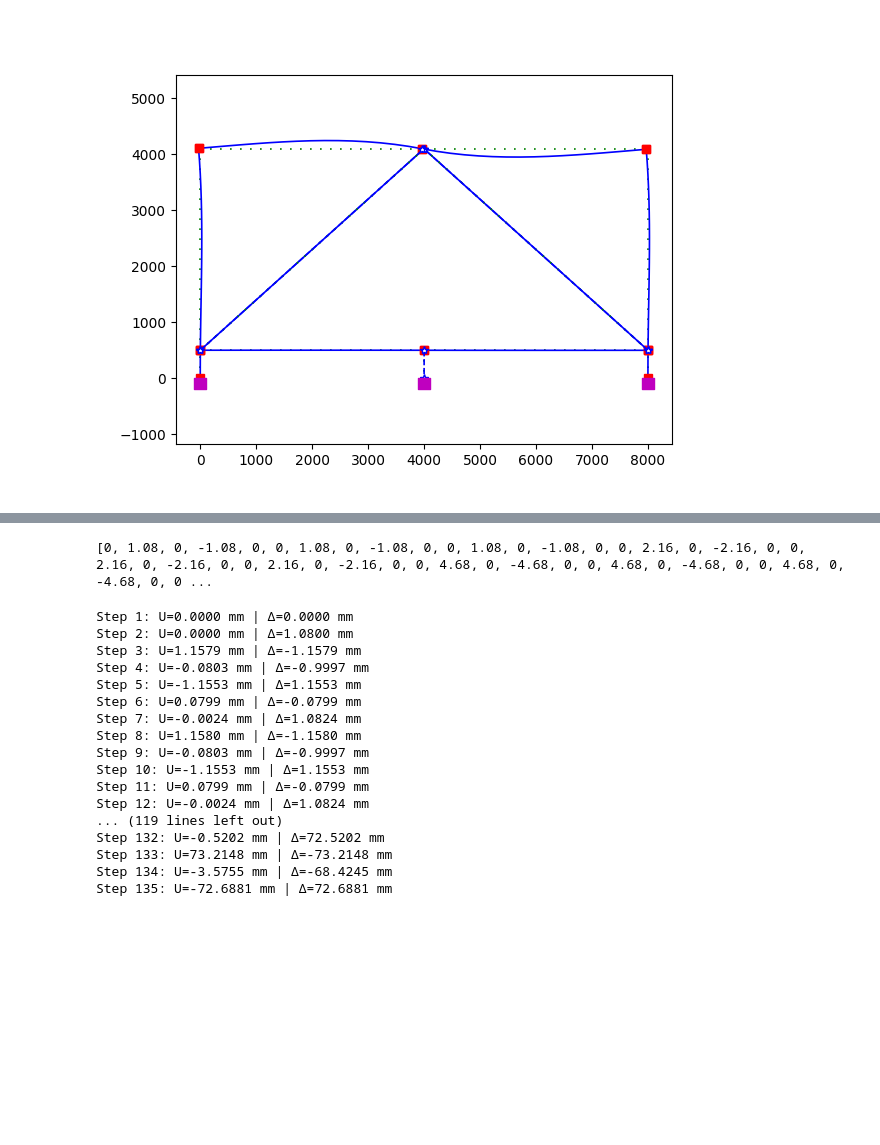
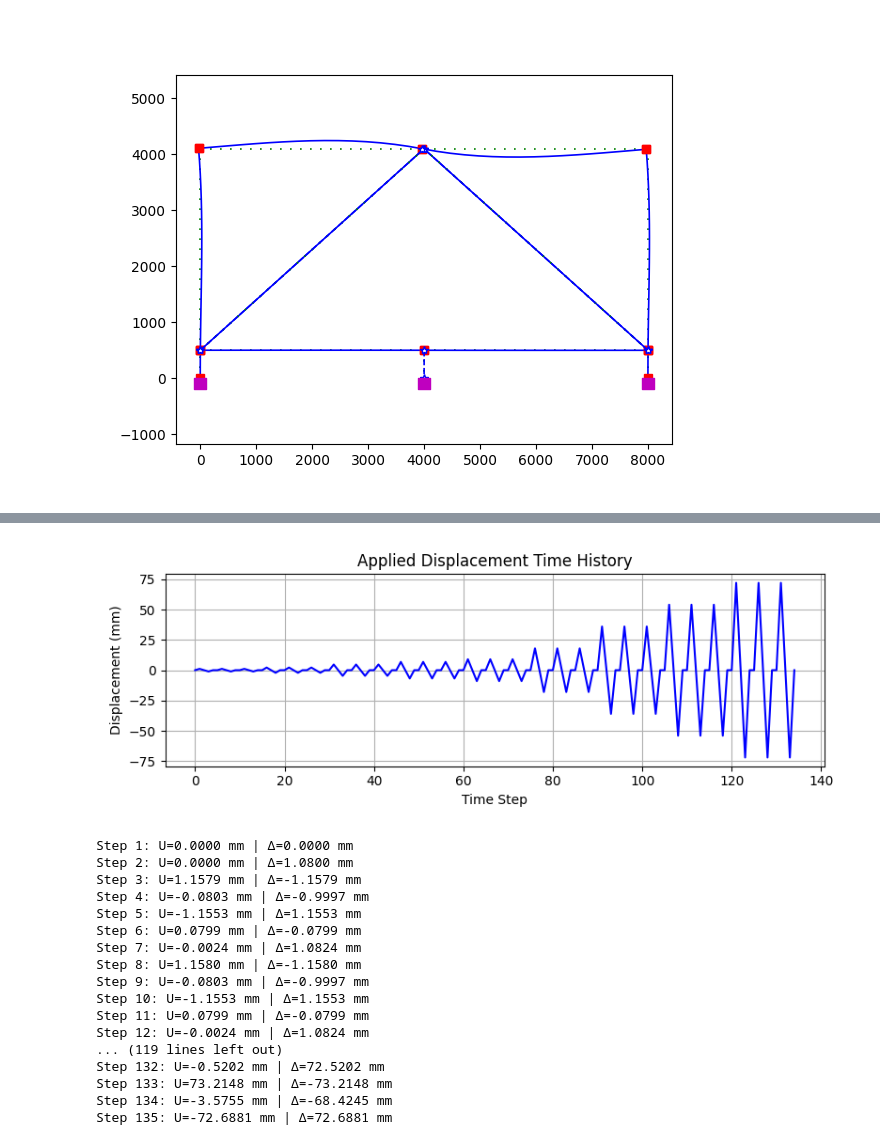
Before and after one commit to ashishthapaweb/buckling-restrained-braced-glulam-frames, a Jupyter notebook: BRBGFs.ipynb, the cells around one changed output, grey strips where cells are left out. Drawn from its saved outputs; the diff is of its cells as text; code cells hidden in the pictures; blank space fills up the shorter version.

```diff
--- a/BRBGFs.ipynb
+++ b/BRBGFs.ipynb
@@ -220,20 +221,32 @@ system('UmfPack')
 test('EnergyIncr', 1e-10, 10000, 0)
 algorithm('KrylovNewton')
 # %%
-def generate_drift_ratios(amplitudes, blocks_per_amplitude=3):
+def generate_applied_dips(amplitudes, blocks_per_amplitude=3):
     applied_disp = []
     for amp in amplitudes:
         amp_disp = amp * H / 100
         for _ in range(blocks_per_amplitude):
             applied_disp.extend([0, amp_disp, 0, -amp_disp, 0])
     return applied_disp
 
-# drift_ratio_amps = [0.25, 1.25]
+
 drift_ratio_amps = [0.03, 0.06, 0.13, 0.19, 0.25, 0.5, 1.0, 1.5, 2.0]
-applied_disp = generate_drift_ratios(drift_ratio_amps)
-print(applied_disp)
+applied_disp = generate_applied_dips(drift_ratio_amps)
+
+# Time axis
+time = np.arange(len(applied_disp))
+
+# Plotting
+plt.figure(figsize=(8, 3))
+plt.plot(time, applied_disp, color='blue', linewidth=1.5)
+plt.title("Applied Displacement Time History")
+plt.xlabel("Time Step")
+plt.ylabel("Displacement (mm)")
+plt.grid(True)
+plt.tight_layout()
+plt.show()
 # %% [output]
-[0, 1.08, 0, -1.08, 0, 0, 1.08, 0, -1.08, 0, 0, 1.08, 0, -1.08, 0, 0, 2.16, 0, -2.16, 0, 0, 2.16, 0, -2.16, 0, 0, 2.16, 0, -2.16, 0, 0, 4.68, 0, -4.68, 0, 0, 4.68, 0, -4.68, 0, 0, 4.68, 0, -4.68, 0, 0 ...
+[figure, added]
 # %%
 # ANALYZE
 
```
Also changed, not shown: parts of 4 cells of this notebook, 2 other files.
